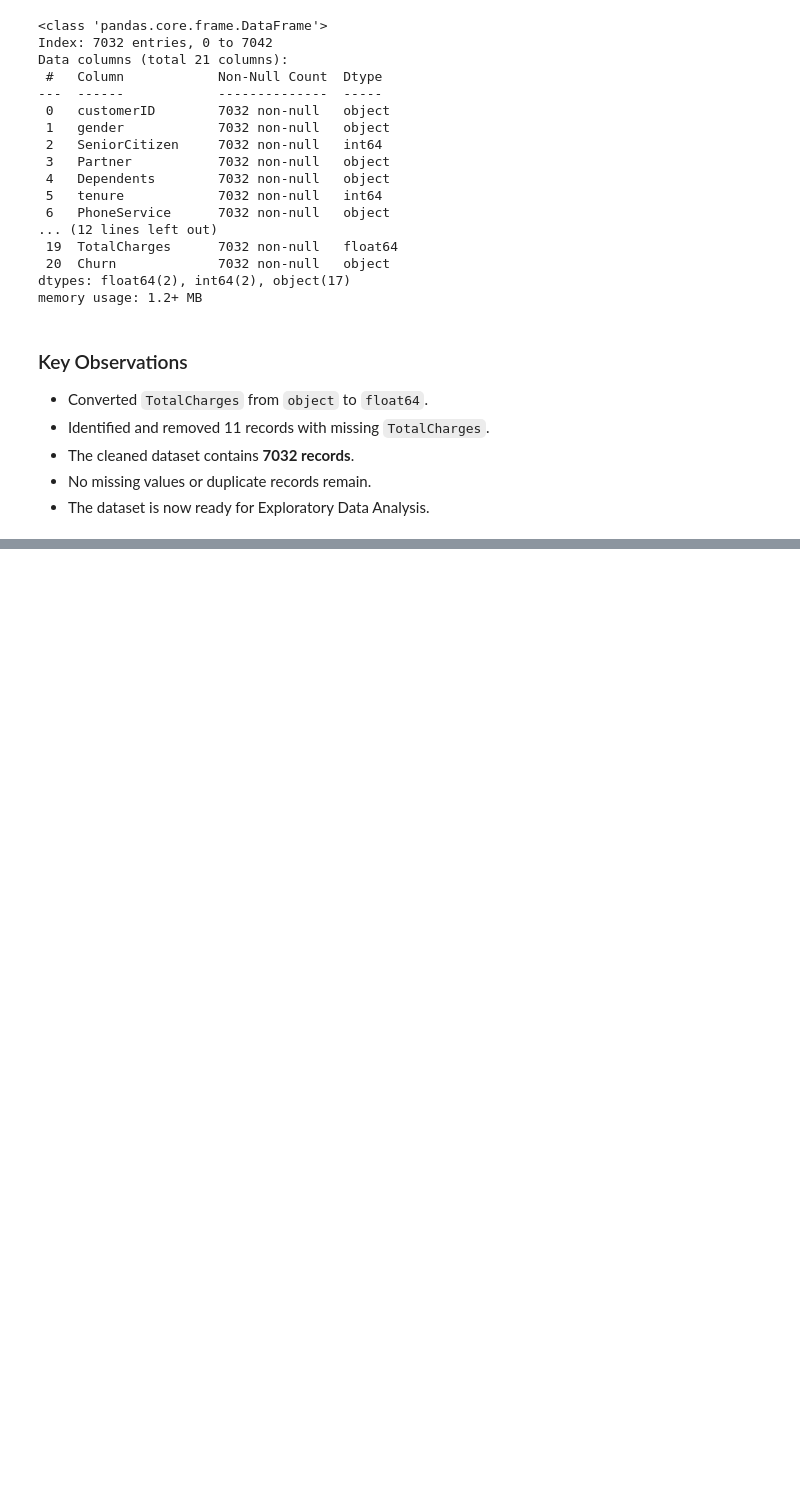
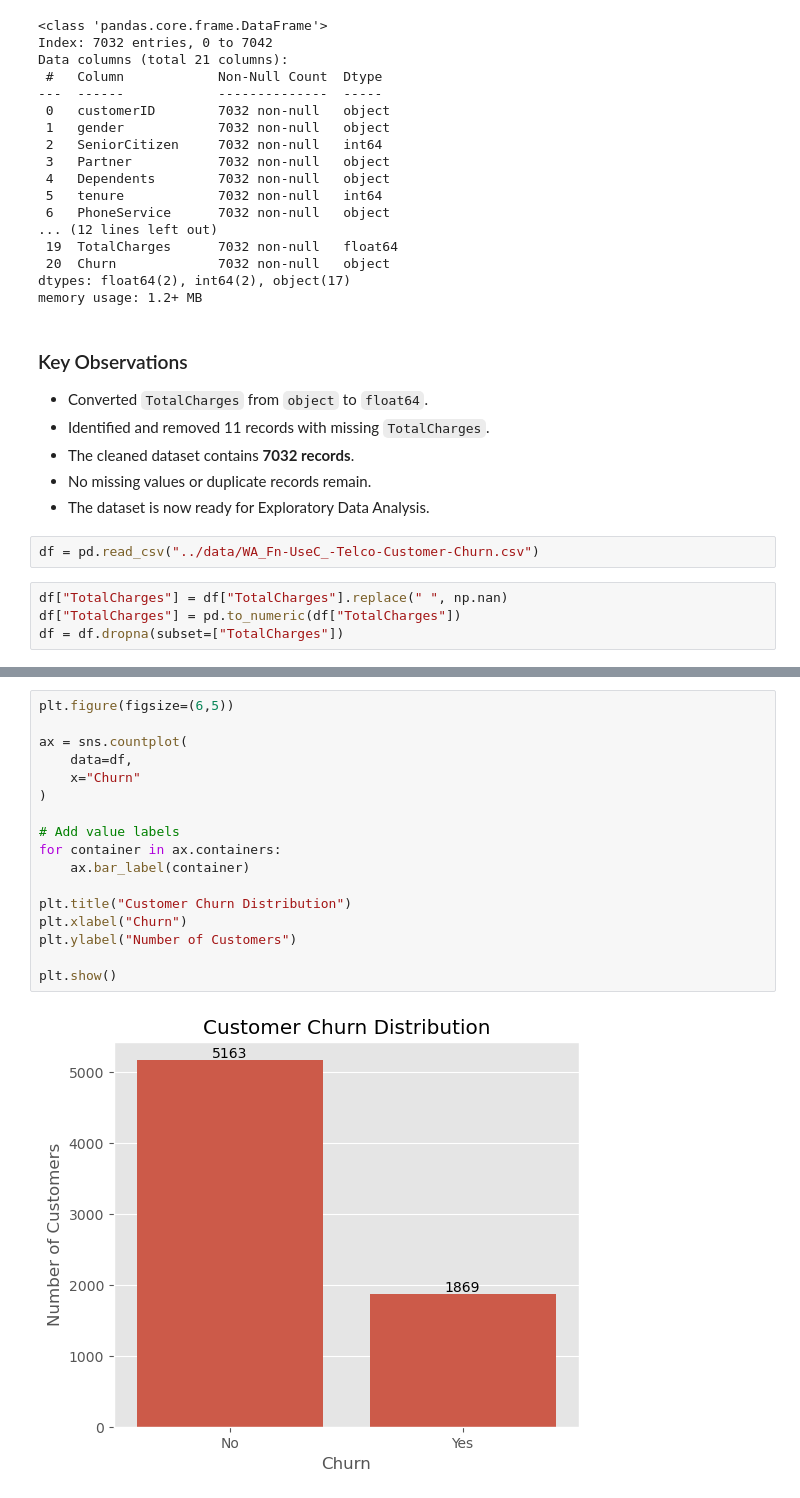
Before and after one commit to MansoorKhanDurrani/telco-churn-prediction, a Jupyter notebook: notebooks/Customer_Churn_Analysis.ipynb, the cells around one changed output, grey strips where cells are left out. Drawn from its saved outputs; the diff is of its cells as text; blank space fills up the shorter version.

Commit message:
Finalize Telco Customer Churn Analysis project

```diff
--- a/notebooks/Customer_Churn_Analysis.ipynb
+++ b/notebooks/Customer_Churn_Analysis.ipynb
@@ -544,3 +544,9 @@ memory usage: 1.2+ MB
 - The cleaned dataset contains **7032 records**.
 - No missing values or duplicate records remain.
 - The dataset is now ready for Exploratory Data Analysis.
+# %%
+df = pd.read_csv("../data/WA_Fn-UseC_-Telco-Customer-Churn.csv")
+# %%
+df["TotalCharges"] = df["TotalCharges"].replace(" ", np.nan)
+df["TotalCharges"] = pd.to_numeric(df["TotalCharges"])
+df = df.dropna(subset=["TotalCharges"])
@@ -546,0 +559,19 @@ memory usage: 1.2+ MB
+# %%
+plt.figure(figsize=(6,5))
+
+ax = sns.countplot(
+    data=df,
+    x="Churn"
+)
+
+# Add value labels
+for container in ax.containers:
+    ax.bar_label(container)
+
+plt.title("Customer Churn Distribution")
+plt.xlabel("Churn")
+plt.ylabel("Number of Customers")
+
+plt.show()
+# %% [output]
+[figure, added]
```
Also changed, not shown: parts of 46 cells of this notebook, 11 other files.
